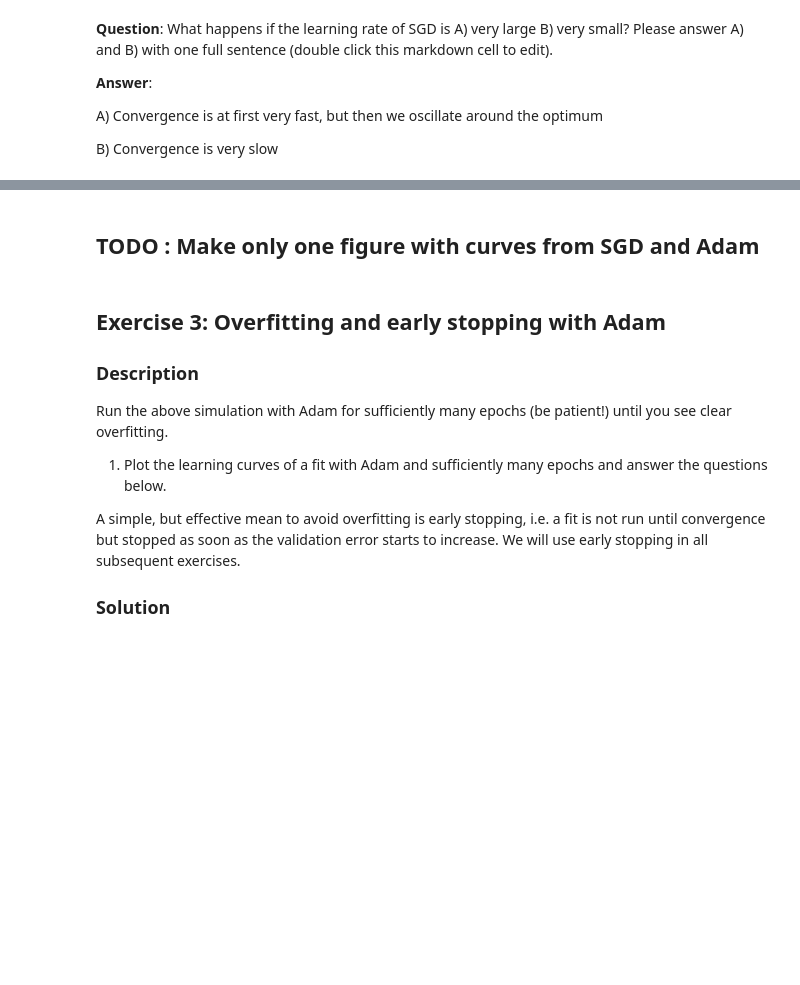
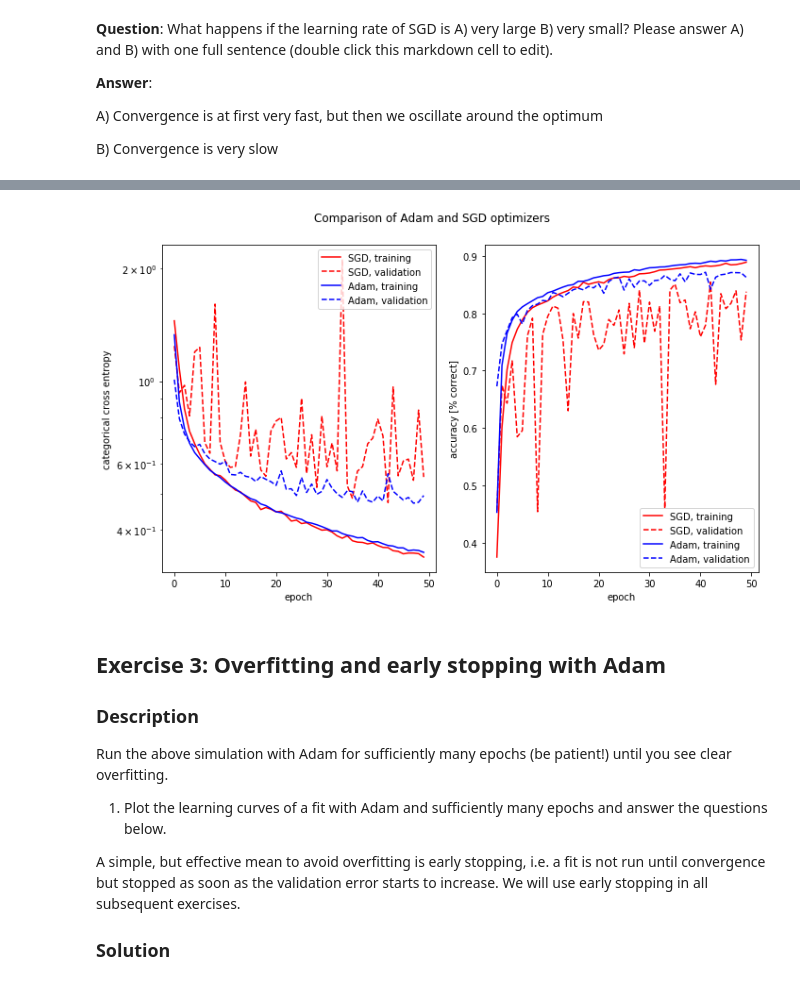
Before and after one commit to adrian-valente/ANN_project1, a Jupyter notebook: miniproject1.ipynb, the cells around one changed output, grey strips where cells are left out. Cells and saved outputs as stored; diff of their text form; code cells hidden in the pictures; blank space fills up the shorter version.

```diff
--- a/miniproject1.ipynb
+++ b/miniproject1.ipynb
@@ -487,8 +499,8 @@ model2.add(Dense(5, activation='sigmoid', name = 'Y'))
 
 model2.compile(loss = 'categorical_crossentropy', optimizer = 'adam', metrics=['accuracy'])
 model2.summary()
-history = model2.fit(x_train, y_train, epochs=50, verbose=1, validation_split=0.1)
-plot_history(history, title="Adam - 1 hidden layer")
+history_adam = model2.fit(x_train, y_train, epochs=50, verbose=1, validation_split=0.1)
+plot_history(history_adam, title="Adam - 1 hidden layer")
 # %% [output]
 _________________________________________________________________
 Layer (type)                 Output Shape              Param #
@@ -519,8 +531,8 @@ model2.add(Dense(5, activation='sigmoid', name = 'Y'))
 model2.compile(loss = 'categorical_crossentropy', optimizer = 'sgd', metrics=['accuracy'])
 model2.summary()
 model2.optimizer.lr = lr
-history = model2.fit(x_train, y_train, batch_size=128, epochs=50, verbose=1, validation_split = 0.1)
-plot_history(history, title="SGD - 1 hidden layer")
+history_sgd = model2.fit(x_train, y_train, batch_size=128, epochs=50, verbose=1, validation_split = 0.1)
+plot_history(history_sgd, title="SGD - 1 hidden layer")
 # %% [output]
 _________________________________________________________________
 Layer (type)                 Output Shape              Param #
@@ -544,5 +556,16 @@ Epoch 50/50
-# %% [markdown]
-## TODO : Make only one figure with curves from SGD and Adam
+# %%
+fig, ax1, ax2 = prepare_standardplot("Comparison of Adam and SGD optimizers", 'epoch')
+ax1.plot(history_sgd.history['loss'], label = "SGD, training", c='r')
+ax1.plot(history_sgd.history['val_loss'], label = "SGD, validation", c='r', linestyle='--')
+ax1.plot(history_adam.history['loss'], label = "Adam, training", c='b')
+ax1.plot(history_adam.history['val_loss'], label = "Adam, validation", c='b', linestyle='--')
+ax2.plot(history_sgd.history['acc'], label = "SGD, training", c='r')
+ax2.plot(history_sgd.history['val_acc'], label = "SGD, validation", c='r', linestyle='--')
+ax2.plot(history_adam.history['acc'], label = "Adam, training", c='b')
+ax2.plot(history_adam.history['val_acc'], label = "Adam, validation", c='b', linestyle='--')
+finalize_standardplot(fig, ax1, ax2)
+# %% [output]
+[figure, added]
 # %% [markdown]
 ## Exercise 3: Overfitting and early stopping with Adam
 
```
Also changed, not shown: parts of 11 cells of this notebook.
